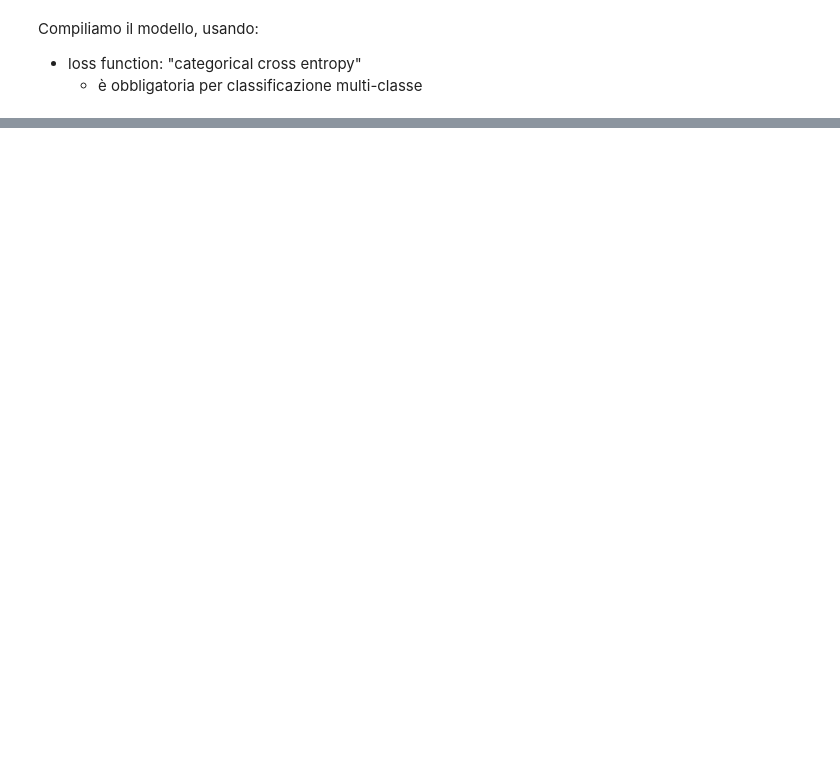
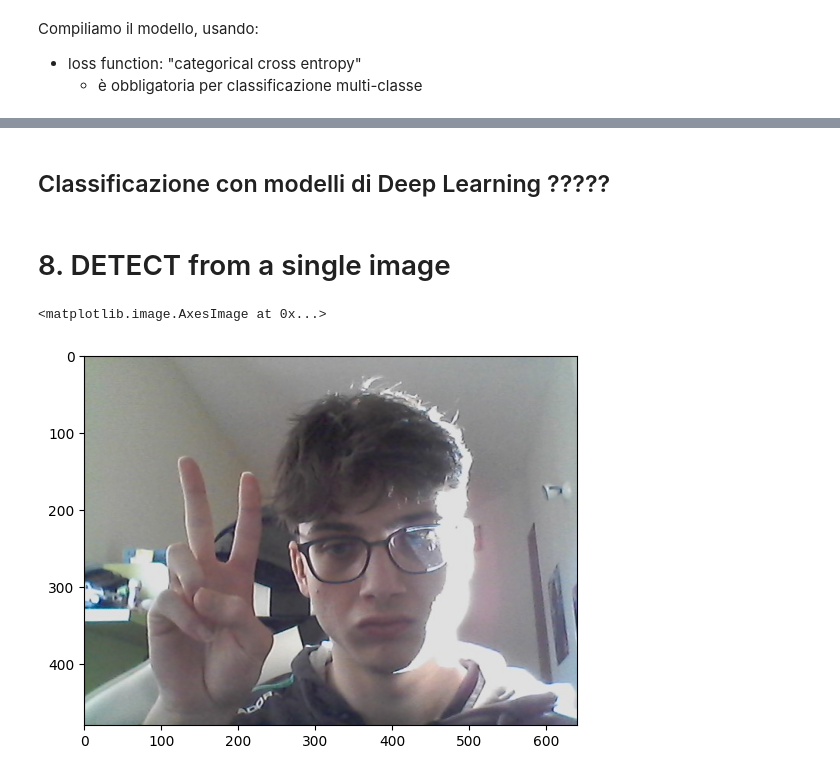
Before and after one commit to t-perniola/HGR-4-Social-Robotics, a Jupyter notebook: mymodels/ActionDetectionHaGRID.ipynb, the cells around one changed output, grey strips where cells are left out. Cells and saved outputs as stored; diff of their text form; code cells hidden in the pictures; blank space fills up the shorter version.

```diff
--- a/mymodels/ActionDetectionHaGRID.ipynb
+++ b/mymodels/ActionDetectionHaGRID.ipynb
@@ -524,0 +615,14 @@ f1: 0.9449332516006836
+# %% [markdown]
+## Classificazione con modelli di Deep Learning ?????
+# %% [markdown]
+# 8. DETECT from a single image
+# %%
+IMGDIR = r"C:\Users\follo\OneDrive\Desktop\peace.jpg"
+
+image = cv2.imread(IMGDIR)
+#image_resized = image_resize(image, height = 240)
+image_flipped = cv2.flip(image, 1)
+plt.imshow(cv2.cvtColor(image, cv2.COLOR_BGR2RGB))
+# %% [output]
+<matplotlib.image.AxesImage at 0x...>
+[figure, added]
```
Also changed, not shown: parts of 78 cells of this notebook, 7 other files.
